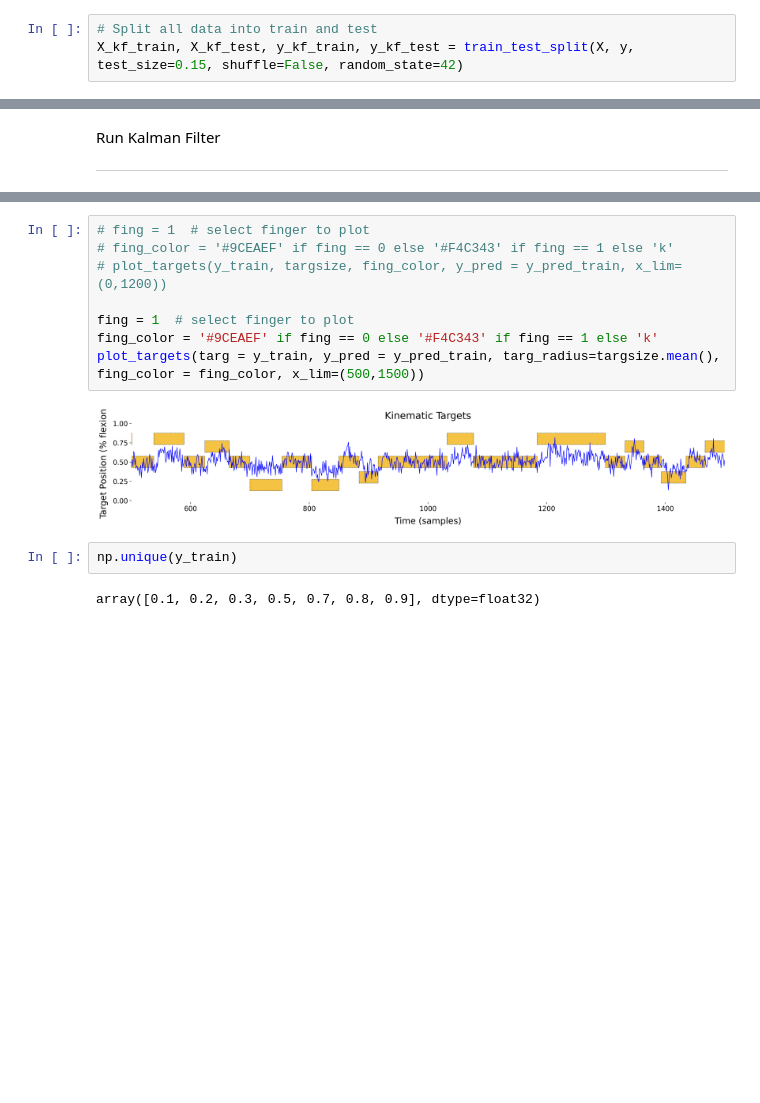
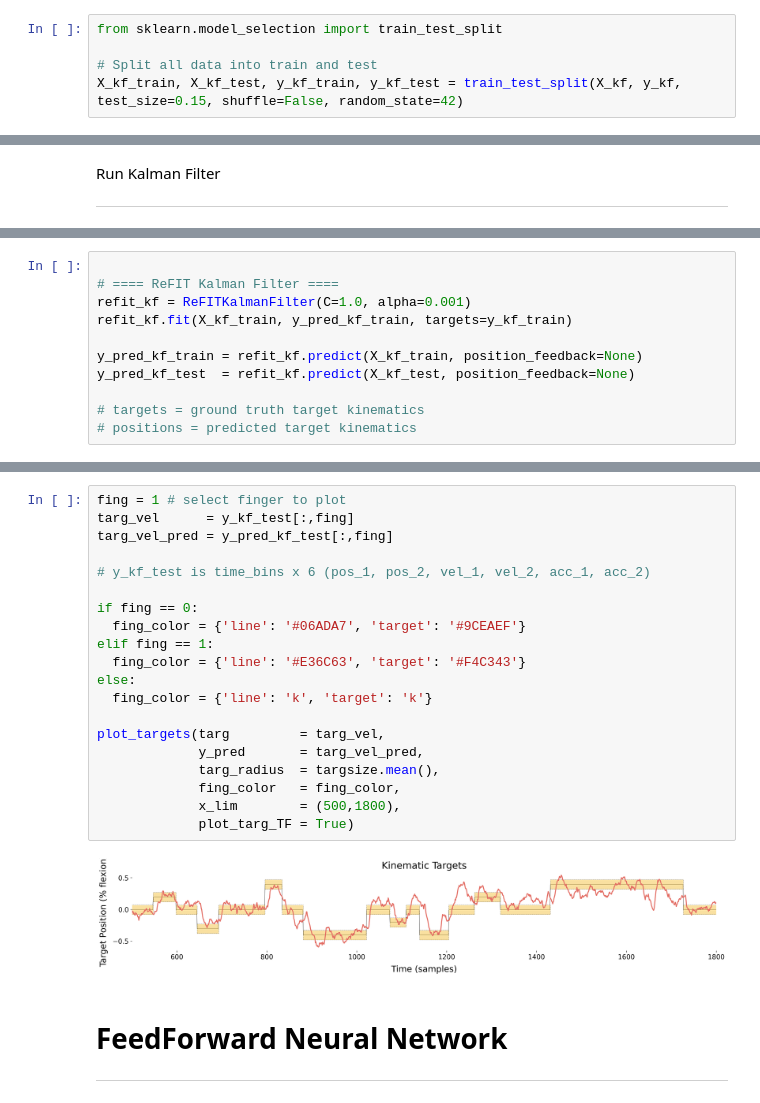
Before and after one commit to cfoli/Kinematic-Decoding-4-BCI-Control, a Jupyter notebook: Two_finger_neural_decoding.ipynb, the cells around one changed output, grey strips where cells are left out. Cells and saved outputs as stored; diff of their text form; blank space fills up the shorter version.

```diff
--- a/Two_finger_neural_decoding.ipynb
+++ b/Two_finger_neural_decoding.ipynb
@@ -659,8 +630,10 @@ if lag>0:
 # %% [markdown]
 Train-test split
 # %%
+from sklearn.model_selection import train_test_split
+
 # Split all data into train and test
-X_kf_train, X_kf_test, y_kf_train, y_kf_test = train_test_split(X, y, test_size=0.15, shuffle=False, random_state=42)
+X_kf_train, X_kf_test, y_kf_train, y_kf_test = train_test_split(X_kf, y_kf, test_size=0.15, shuffle=False, random_state=42)
 # %% [markdown]
 Preprocessing: Scaling and Mean Subtraction
 # %%
@@ -698,3 +672,14 @@ NameError: name 'X_kf_train' is not defined
+# %%
+
+# ==== ReFIT Kalman Filter ====
+refit_kf = ReFITKalmanFilter(C=1.0, alpha=0.001)
+refit_kf.fit(X_kf_train, y_pred_kf_train, targets=y_kf_train)
+
+y_pred_kf_train = refit_kf.predict(X_kf_train, position_feedback=None)
+y_pred_kf_test  = refit_kf.predict(X_kf_test, position_feedback=None)
+
+# targets = ground truth target kinematics
+# positions = predicted target kinematics
 # %%
 # --------------- Evaluate model performance ----------------
 from sklearn.metrics import mean_squared_error, r2_score
@@ -795,14 +711,26 @@ Test R²: 0.0505
-# %%
-# fing = 1  # select finger to plot
-# fing_color = '#9CEAEF' if fing == 0 else '#F4C343' if fing == 1 else 'k'
-# plot_targets(y_train, targsize, fing_color, y_pred = y_pred_train, x_lim=(0,1200))
-
-fing = 1  # select finger to plot
-fing_color = '#9CEAEF' if fing == 0 else '#F4C343' if fing == 1 else 'k'
-plot_targets(targ = y_train, y_pred = y_pred_train, targ_radius=targsize.mean(), fing_color = fing_color, x_lim=(500,1500))
-# %% [output]
-[figure, removed]
-# %%
-np.unique(y_train)
-# %% [output]
-array([0.1, 0.2, 0.3, 0.5, 0.7, 0.8, 0.9], dtype=float32)
+# %%
+fing = 1 # select finger to plot
+targ_vel      = y_kf_test[:,fing]
+targ_vel_pred = y_pred_kf_test[:,fing]
+
+# y_kf_test is time_bins x 6 (pos_1, pos_2, vel_1, vel_2, acc_1, acc_2)
+
+if fing == 0:
+  fing_color = {'line': '#06ADA7', 'target': '#9CEAEF'}
+elif fing == 1:
+  fing_color = {'line': '#E36C63', 'target': '#F4C343'}
+else:
+  fing_color = {'line': 'k', 'target': 'k'}
+
+plot_targets(targ         = targ_vel,
+             y_pred       = targ_vel_pred,
+             targ_radius  = targsize.mean(),
+             fing_color   = fing_color,
+             x_lim        = (500,1800),
+             plot_targ_TF = True)
+# %% [output]
+[figure, added]
+# %% [markdown]
+# FeedForward Neural Network
+
+---
```
Also changed, not shown: parts of 27 cells of this notebook.
